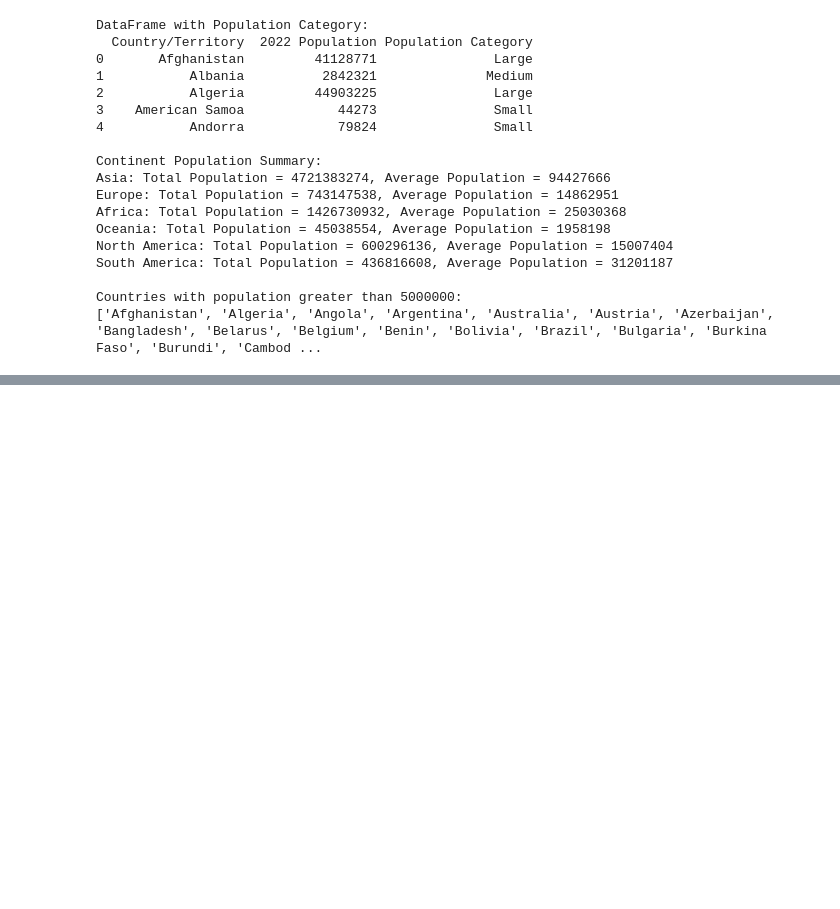
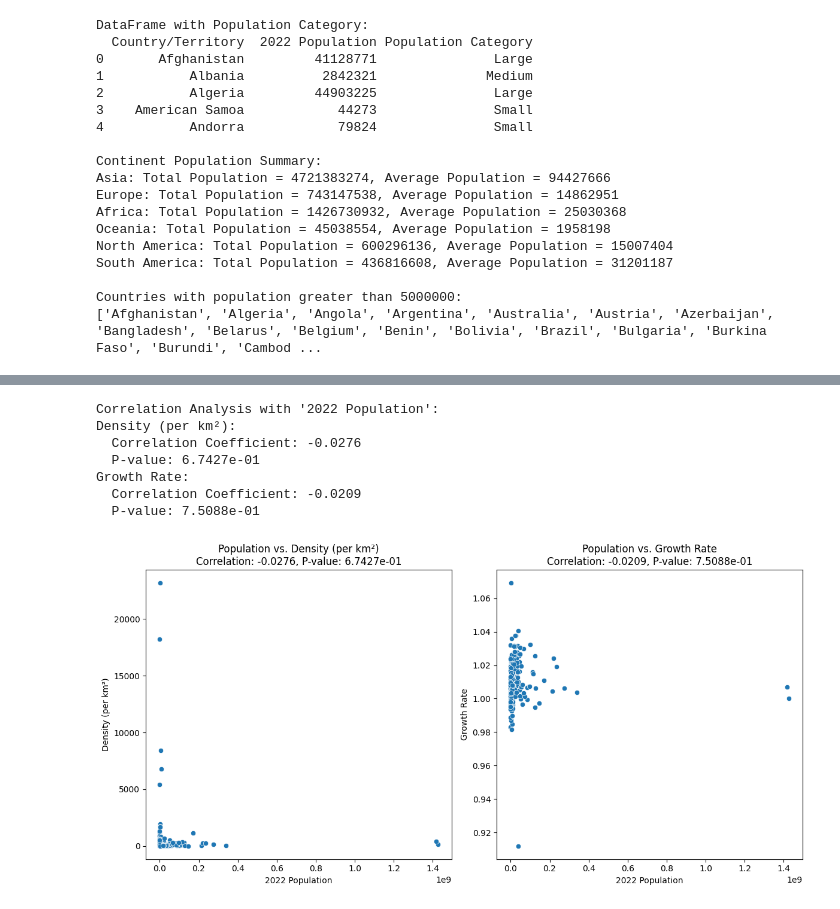
Before and after one commit to Ravinsen/projectwork_SP_FS2024_group05, a Jupyter notebook: project.ipynb, the cells around one changed output, grey strips where cells are left out. Saved outputs shown, nothing was run; the diff lists cells and outputs as text; code cells hidden in the pictures; blank space fills up the shorter version.

```diff
--- a/project.ipynb
+++ b/project.ipynb
@@ -231,0 +294,46 @@ Countries with population greater than 5000000:
+# %%
+# Select numerical columns for correlation analysis
+numerical_columns = ['2022 Population', 'Density (per km²)', 'Growth Rate']
+
+# Calculate correlation coefficients and p-values
+correlation_results = {}
+for col in numerical_columns:
+    if col != '2022 Population':
+        corr, p_value = pearsonr(df['2022 Population'], df[col])
+        correlation_results[col] = {'Correlation Coefficient': corr, 'P-value': p_value}
+
+# Display the correlation results
+print("\nCorrelation Analysis with '2022 Population':")
+for col, results in correlation_results.items():
+    print(f"{col}:")
+    print(f"  Correlation Coefficient: {results['Correlation Coefficient']:.4f}")
+    print(f"  P-value: {results['P-value']:.4e}")
+
+# Visualization of correlation
+plt.figure(figsize=(12, 6))
+
+# Scatter plot for '2022 Population' vs 'Density (per km²)'
+plt.subplot(1, 2, 1)
+sns.scatterplot(x=df['2022 Population'], y=df['Density (per km²)'])
+plt.title(f"Population vs. Density (per km²)\nCorrelation: {correlation_results['Density (per km²)']['Correlation Coefficient']:.4f}, P-value: {correlation_results['Density (per km²)']['P-value']:.4e}")
+plt.xlabel('2022 Population')
+plt.ylabel('Density (per km²)')
+
+# Scatter plot for '2022 Population' vs 'Growth Rate'
+plt.subplot(1, 2, 2)
+sns.scatterplot(x=df['2022 Population'], y=df['Growth Rate'])
+plt.title(f"Population vs. Growth Rate\nCorrelation: {correlation_results['Growth Rate']['Correlation Coefficient']:.4f}, P-value: {correlation_results['Growth Rate']['P-value']:.4e}")
+plt.xlabel('2022 Population')
+plt.ylabel('Growth Rate')
+
+plt.tight_layout()
+plt.show()
+# %% [output]
+Correlation Analysis with '2022 Population':
+Density (per km²):
+  Correlation Coefficient: -0.0276
+  P-value: 6.7427e-01
+Growth Rate:
+  Correlation Coefficient: -0.0209
+  P-value: 7.5088e-01
+[figure, added]
```
Also changed, not shown: parts of 4 cells of this notebook.
